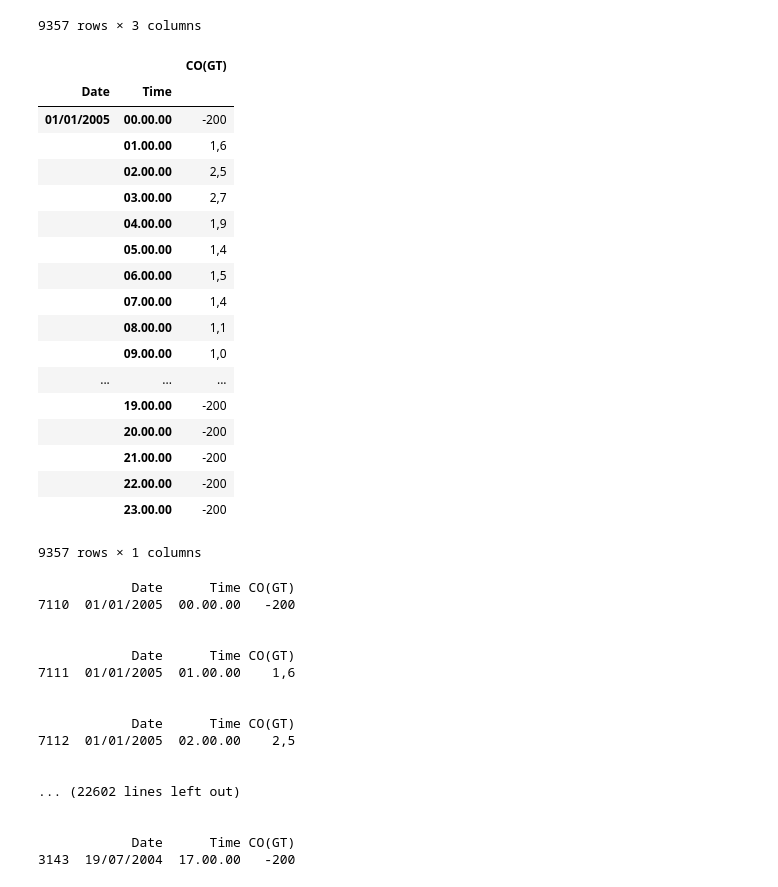
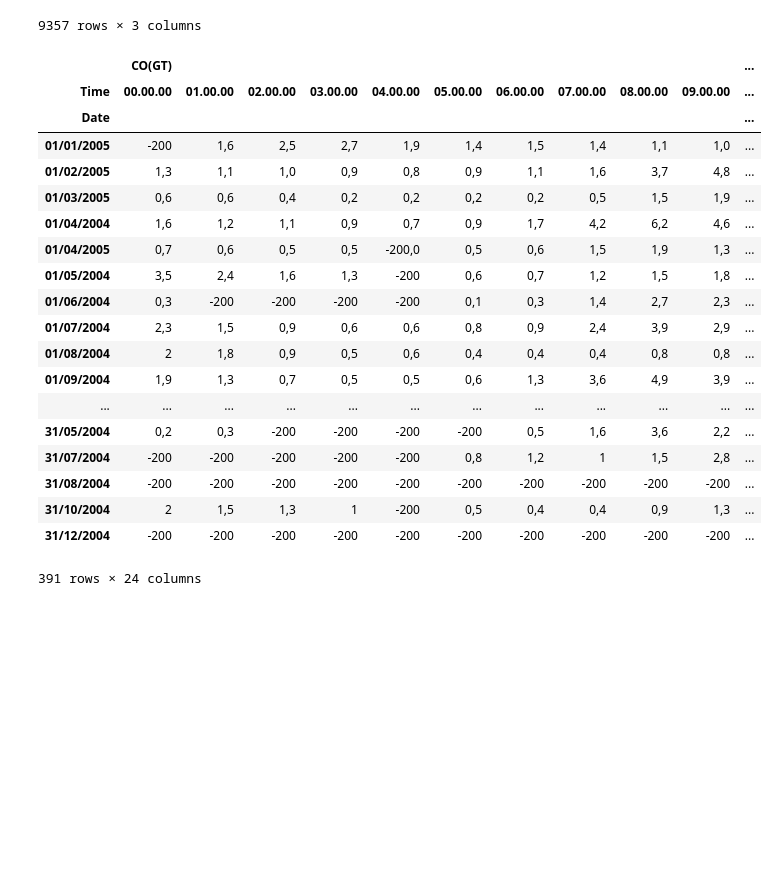
Before and after one commit to plal/band-depth, a Jupyter notebook: airquality-data/preprocessing.ipynb, the cells around one changed output. Cells and saved outputs as stored; diff of their text form; code cells hidden in the pictures; blank space fills up the shorter version.

Commit message:
[WIP] saving air quality dataset in right format

```diff
--- a/airquality-data/preprocessing.ipynb
+++ b/airquality-data/preprocessing.ipynb
@@ -54,46 +54,28 @@ data_selected
 | 9355 | 04/04/2005 | 13.00.00 | 2,1 |
 | 9356 | 04/04/2005 | 14.00.00 | 2,2 |
 9357 rows × 3 columns
-# %%
-grouped_df = data_selected.groupby( ["Date", "Time"] )
-# %% [output]
-|  |  | CO(GT) |
-| Date | Time |  |
-| 01/01/2005 | 00.00.00 | -200 |
-|  | 01.00.00 | 1,6 |
-|  | 02.00.00 | 2,5 |
-|  | 03.00.00 | 2,7 |
-|  | 04.00.00 | 1,9 |
-|  | 05.00.00 | 1,4 |
-|  | 06.00.00 | 1,5 |
-|  | 07.00.00 | 1,4 |
-|  | 08.00.00 | 1,1 |
-|  | 09.00.00 | 1,0 |
-| ... | ... | ... |
-|  | 19.00.00 | -200 |
-|  | 20.00.00 | -200 |
-|  | 21.00.00 | -200 |
-|  | 22.00.00 | -200 |
-|  | 23.00.00 | -200 |
-9357 rows × 1 columns
-# %%
-for key, item in grouped_df:
-    print(grouped_df.get_group(key), "\n\n")
-# %% [output]
-            Date      Time CO(GT)
-7110  01/01/2005  00.00.00   -200
-
-
-            Date      Time CO(GT)
-7111  01/01/2005  01.00.00    1,6
-
-
-            Date      Time CO(GT)
-7112  01/01/2005  02.00.00    2,5
-
-
-... (22602 lines left out)
-
-
-            Date      Time CO(GT)
-3143  19/07/2004  17.00.00   -200
+# %%
+data_formated = data_selected.copy()
+data_formated = data_formated.set_index(['Date','Time']).unstack('Time')
+data_formated
+# %% [output]
+|  | CO(GT) |  |  |  |  |  |  |  |  |  | ... |
+| Time | 00.00.00 | 01.00.00 | 02.00.00 | 03.00.00 | 04.00.00 | 05.00.00 | 06.00.00 | 07.00.00 | 08.00.00 | 09.00.00 | ... |
+| Date |  |  |  |  |  |  |  |  |  |  | ... |
+| 01/01/2005 | -200 | 1,6 | 2,5 | 2,7 | 1,9 | 1,4 | 1,5 | 1,4 | 1,1 | 1,0 | ... |
+| 01/02/2005 | 1,3 | 1,1 | 1,0 | 0,9 | 0,8 | 0,9 | 1,1 | 1,6 | 3,7 | 4,8 | ... |
+| 01/03/2005 | 0,6 | 0,6 | 0,4 | 0,2 | 0,2 | 0,2 | 0,2 | 0,5 | 1,5 | 1,9 | ... |
+| 01/04/2004 | 1,6 | 1,2 | 1,1 | 0,9 | 0,7 | 0,9 | 1,7 | 4,2 | 6,2 | 4,6 | ... |
+| 01/04/2005 | 0,7 | 0,6 | 0,5 | 0,5 | -200,0 | 0,5 | 0,6 | 1,5 | 1,9 | 1,3 | ... |
+| 01/05/2004 | 3,5 | 2,4 | 1,6 | 1,3 | -200 | 0,6 | 0,7 | 1,2 | 1,5 | 1,8 | ... |
+| 01/06/2004 | 0,3 | -200 | -200 | -200 | -200 | 0,1 | 0,3 | 1,4 | 2,7 | 2,3 | ... |
+| 01/07/2004 | 2,3 | 1,5 | 0,9 | 0,6 | 0,6 | 0,8 | 0,9 | 2,4 | 3,9 | 2,9 | ... |
+| 01/08/2004 | 2 | 1,8 | 0,9 | 0,5 | 0,6 | 0,4 | 0,4 | 0,4 | 0,8 | 0,8 | ... |
+| 01/09/2004 | 1,9 | 1,3 | 0,7 | 0,5 | 0,5 | 0,6 | 1,3 | 3,6 | 4,9 | 3,9 | ... |
+| ... | ... | ... | ... | ... | ... | ... | ... | ... | ... | ... | ... |
+| 31/05/2004 | 0,2 | 0,3 | -200 | -200 | -200 | -200 | 0,5 | 1,6 | 3,6 | 2,2 | ... |
+| 31/07/2004 | -200 | -200 | -200 | -200 | -200 | 0,8 | 1,2 | 1 | 1,5 | 2,8 | ... |
+| 31/08/2004 | -200 | -200 | -200 | -200 | -200 | -200 | -200 | -200 | -200 | -200 | ... |
+| 31/10/2004 | 2 | 1,5 | 1,3 | 1 | -200 | 0,5 | 0,4 | 0,4 | 0,9 | 1,3 | ... |
+| 31/12/2004 | -200 | -200 | -200 | -200 | -200 | -200 | -200 | -200 | -200 | -200 | ... |
+391 rows × 24 columns
```
Also changed, not shown: parts of 4 cells of this notebook.
